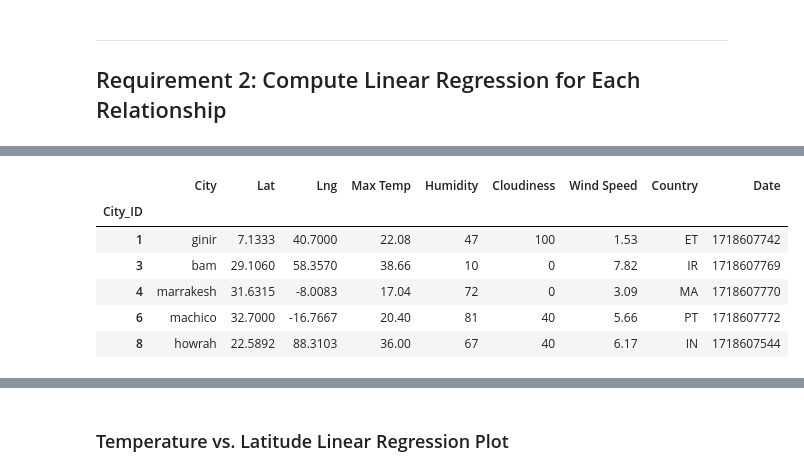
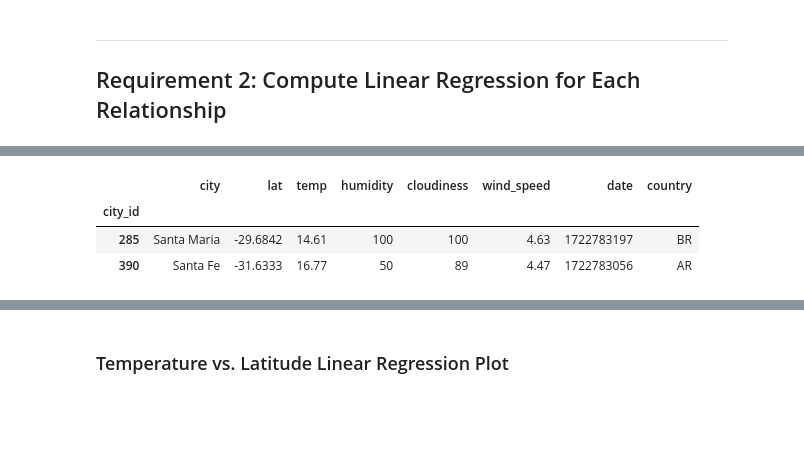
Before and after one commit to aparajita-code/python-api-challenge, a Jupyter notebook: WeatherPy/WeatherPy.ipynb, the cells around one changed output, grey strips where cells are left out. Cells and saved outputs as stored; diff of their text form; code cells hidden in the pictures; blank space fills up the shorter version.

Commit message:
up to northern hemisphere regression and plots in all four combinations

```diff
--- a/WeatherPy/WeatherPy.ipynb
+++ b/WeatherPy/WeatherPy.ipynb
@@ -29,8 +39,8 @@ lat_lngs = []
 cities = []
 
 # Range of latitudes and longitudes
-lat_range = (-90, 90)
-lng_range = (-180, 180)
+lat_range = (-40, 40)
+lng_range = (-150, 150)
 
 # Create a set of random lat and lng combinations
 lats = np.random.uniform(lat_range[0], lat_range[1], size=1500)
@@ -46,5 +56,6 @@ for lat_lng in lat_lngs:
         cities.append(city)
 
 # Print the city count to confirm sufficient count
+print(city)
 print(f"Number of cities in the list: {len(cities)}")
 # %% [output]
@@ -202,25 +295,30 @@ http://api.openweathermap.org/data/2.5/weather?appid=d14ee3f61fc19b1b3793df60591
 # %%
 # List of cities
-cities = ["Paris", "London", "Oslo", "Beijing", "Chicago", "New York", "San Francisco", "Los Angeles"]
-
+#cities = ["Paris", "London", "Oslo", "Beijing", "Chicago", "New York", "San Francisco", "Los Angeles"]
+#cities = ["New York", "Los Angeles", "Chicago", "Houston", "Phoenix", "Philadelphia", "San Antonio", "San Diego", "Dallas", "San Jose"]
+#cities = cities
 # set up lists to hold response info
 lat = []
 temp = []
 humidity = []
 cloudiness = []
 wind_speed = []
-
-
+date = []
+country =[]
 # Loop through the list of cities and perform a request for data on each
 try:
 
     for city in cities:
         response = requests.get(query_url + city).json()
+        print(city)
+        print(response)
         lat.append(response['coord']['lat'])
         temp.append(response['main']['temp'])
         humidity.append(response['main']['humidity'])
         cloudiness.append(response['clouds']['all'])
         wind_speed.append(response['wind']['speed'])
+        date.append(response['dt'])
+        country.append(response['sys']['country'])
 
 
         print(f"The latitude information received is: {lat}")
@@ -261,8 +363,9 @@ weather_dict = {
     "temp": temp,
     "humidity" : humidity,
     "cloudiness" : cloudiness,
-    "wind_speed" : wind_speed
-
+    "wind_speed" : wind_speed,
+    "date" : date,
+    "country" : country
 }
 weather_data = pd.DataFrame(weather_dict)
 weather_data
@@ -340,0 +386,7 @@ plt.show()
+# %%
+# Add a city_id column
+weather_data['city_id'] = weather_data.index
+
+# Replace the index with city_id
+weather_data.set_index('city_id', inplace=True)
+print(weather_data.head())
@@ -348,14 +528,18 @@ plt.show()
 # %%
-# Create a DataFrame with the Northern Hemisphere data (Latitude >= 0)
+# Create a DataFrame with the Southern Hemisphere data (Latitude < 0)
 # YOUR CODE HERE
+def create_Southern_hemi_df(df):
+    Southern_hemi_df = weather_data[weather_data['lat'] < 0]
+    return Southern_hemi_df
+
+# Create Northern Hemisphere DataFrame
+Southern_hemi_df = create_Southern_hemi_df(weather_data)
+
 
 # Display sample data
-northern_hemi_df.head()
+Southern_hemi_df.head()
 # %% [output]
-|  | City | Lat | Lng | Max Temp | Humidity | Cloudiness | Wind Speed | Country | Date |
-| City_ID |  |  |  |  |  |  |  |  |  |
-| 1 | ginir | 7.1333 | 40.7000 | 22.08 | 47 | 100 | 1.53 | ET | 1718607742 |
-| 3 | bam | 29.1060 | 58.3570 | 38.66 | 10 | 0 | 7.82 | IR | 1718607769 |
-| 4 | marrakesh | 31.6315 | -8.0083 | 17.04 | 72 | 0 | 3.09 | MA | 1718607770 |
-| 6 | machico | 32.7000 | -16.7667 | 20.40 | 81 | 40 | 5.66 | PT | 1718607772 |
-| 8 | howrah | 22.5892 | 88.3103 | 36.00 | 67 | 40 | 6.17 | IN | 1718607544 |
+|  | city | lat | temp | humidity | cloudiness | wind_speed | date | country |
+| city_id |  |  |  |  |  |  |  |  |
+| 285 | Santa Maria | -29.6842 | 14.61 | 100 | 100 | 4.63 | 1722783197 | BR |
+| 390 | Santa Fe | -31.6333 | 16.77 | 50 | 89 | 4.47 | 1722783056 | AR |
```
Also changed, not shown: parts of 28 cells of this notebook, 5 other files.
